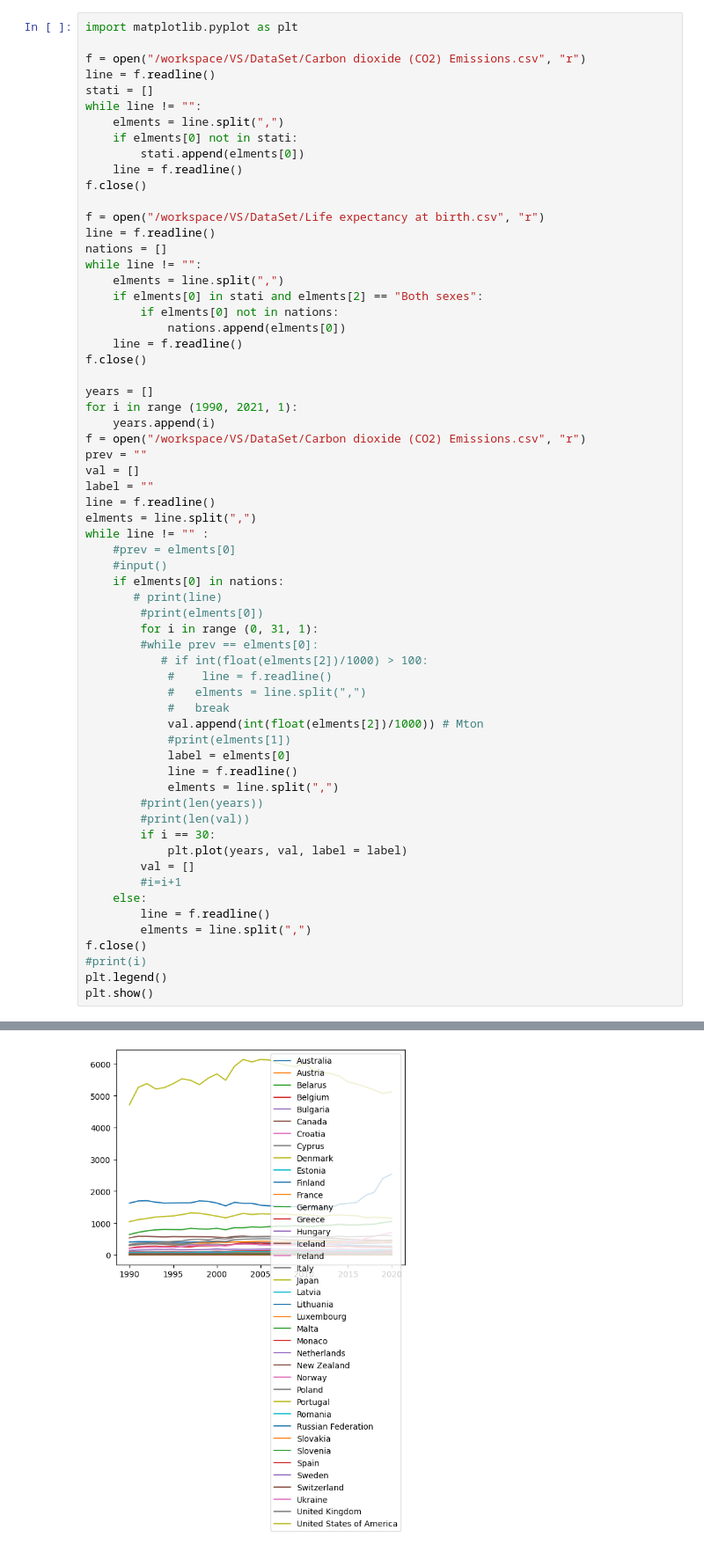
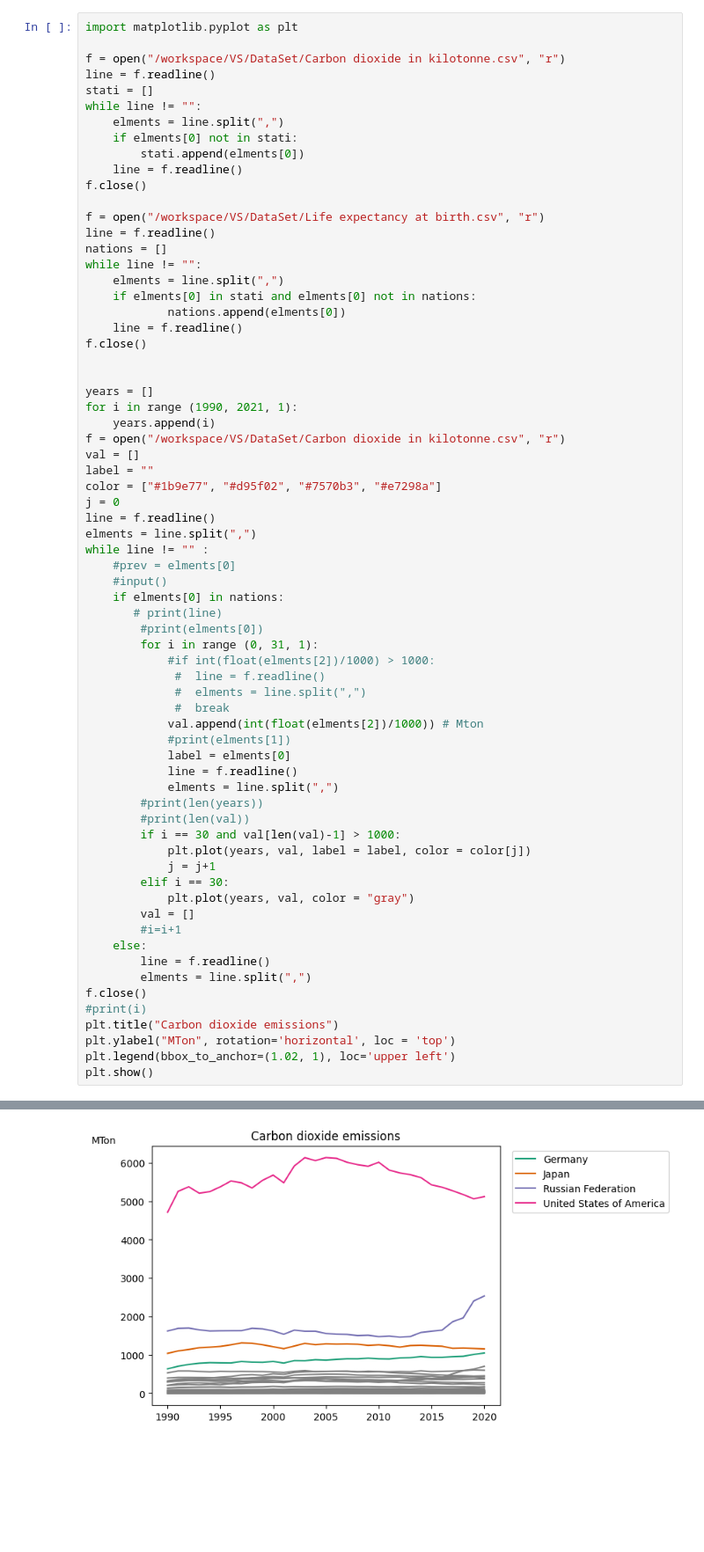
Before and after one commit to snohm/VS, a Jupyter notebook: Sorgenti/co2emission.ipynb, the cells around one changed output, grey strips where cells are left out. Shown at 88% size. Saved outputs shown, nothing was run; the diff lists cells and outputs as text; blank space fills up the shorter version.

```diff
--- a/Sorgenti/co2emission.ipynb
+++ b/Sorgenti/co2emission.ipynb
@@ -1,7 +1,7 @@
 # %%
 import matplotlib.pyplot as plt
 
-f = open("/workspace/VS/DataSet/Carbon dioxide (CO2) Emissions.csv", "r")
+f = open("/workspace/VS/DataSet/Carbon dioxide in kilotonne.csv", "r")
 line = f.readline()
 stati = []
 while line != "":
@@ -16,19 +16,20 @@ line = f.readline()
 nations = []
 while line != "":
     elments = line.split(",")
-    if elments[0] in stati and elments[2] == "Both sexes":
-        if elments[0] not in nations:
+    if elments[0] in stati and elments[0] not in nations:
             nations.append(elments[0])
     line = f.readline()
 f.close()
 
+
 years = []
 for i in range (1990, 2021, 1):
     years.append(i)
-f = open("/workspace/VS/DataSet/Carbon dioxide (CO2) Emissions.csv", "r")
-prev = ""
+f = open("/workspace/VS/DataSet/Carbon dioxide in kilotonne.csv", "r")
 val = []
 label = ""
+color = ["#1b9e77", "#d95f02", "#7570b3", "#e7298a"]
+j = 0
 line = f.readline()
 elments = line.split(",")
 while line != "" :
@@ -38,11 +39,10 @@ while line != "" :
        # print(line)
         #print(elments[0])
         for i in range (0, 31, 1):
-        #while prev == elments[0]:
-           # if int(float(elments[2])/1000) > 100:
-            #    line = f.readline()
-            #   elments = line.split(",")
-            #   break
+            #if int(float(elments[2])/1000) > 1000:
+             #  line = f.readline()
+             #  elments = line.split(",")
+             #  break
             val.append(int(float(elments[2])/1000)) # Mton
             #print(elments[1])
             label = elments[0]
@@ -50,8 +50,11 @@ while line != "" :
             elments = line.split(",")
         #print(len(years))
         #print(len(val))
-        if i == 30:
-            plt.plot(years, val, label = label)
+        if i == 30 and val[len(val)-1] > 1000:
+            plt.plot(years, val, label = label, color = color[j])
+            j = j+1
+        elif i == 30:
+            plt.plot(years, val, color = "gray")
         val = []
         #i=i+1
     else:
@@ -59,6 +62,8 @@ while line != "" :
         elments = line.split(",")
 f.close()
 #print(i)
-plt.legend()
+plt.title("Carbon dioxide emissions")
+plt.ylabel("MTon", rotation='horizontal', loc = 'top')
+plt.legend(bbox_to_anchor=(1.02, 1), loc='upper left')
 plt.show()
 # %% [output]
@@ -66 +70 @@ plt.show()
-[figure, old version]
+[figure, new version]
```
Also changed, not shown: parts of 1 cell of this notebook, 2 other files.
